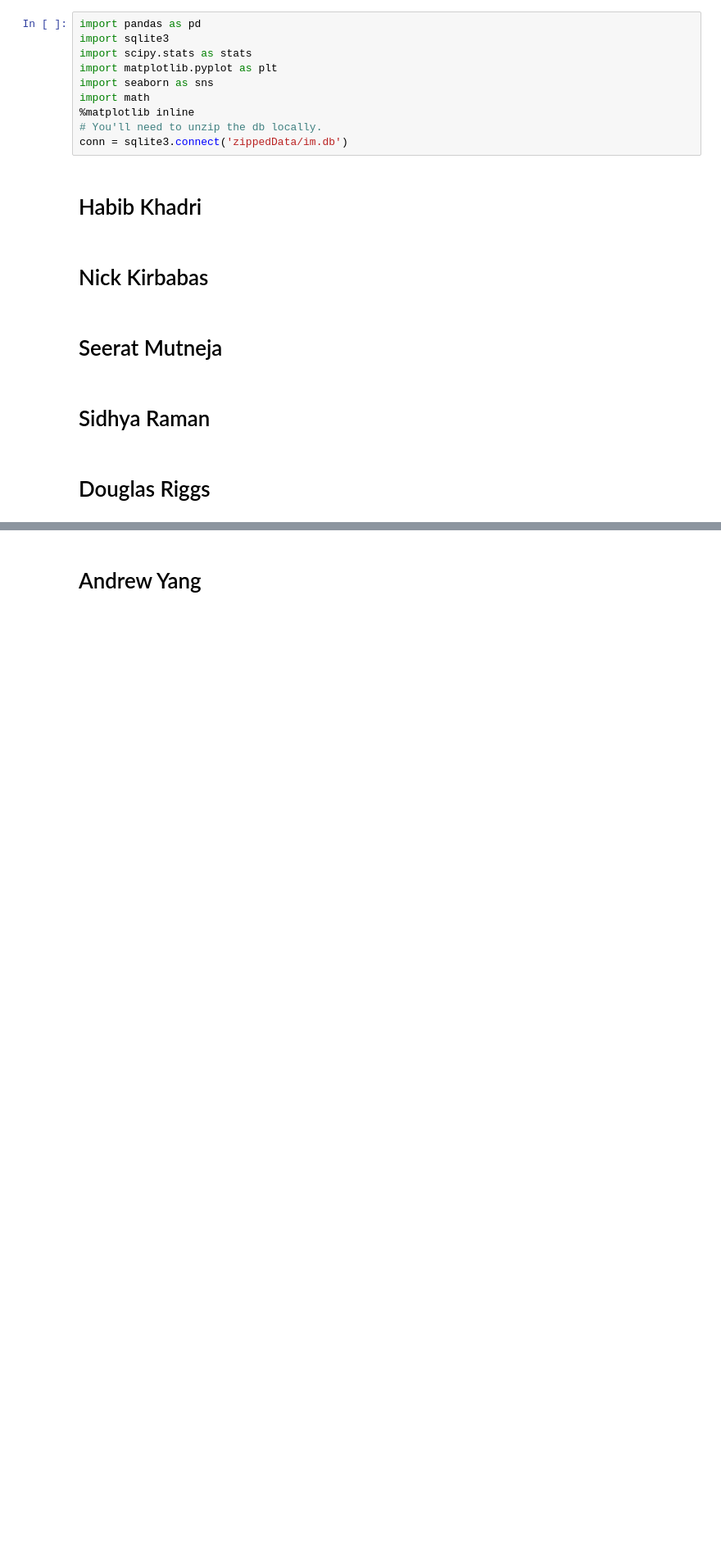
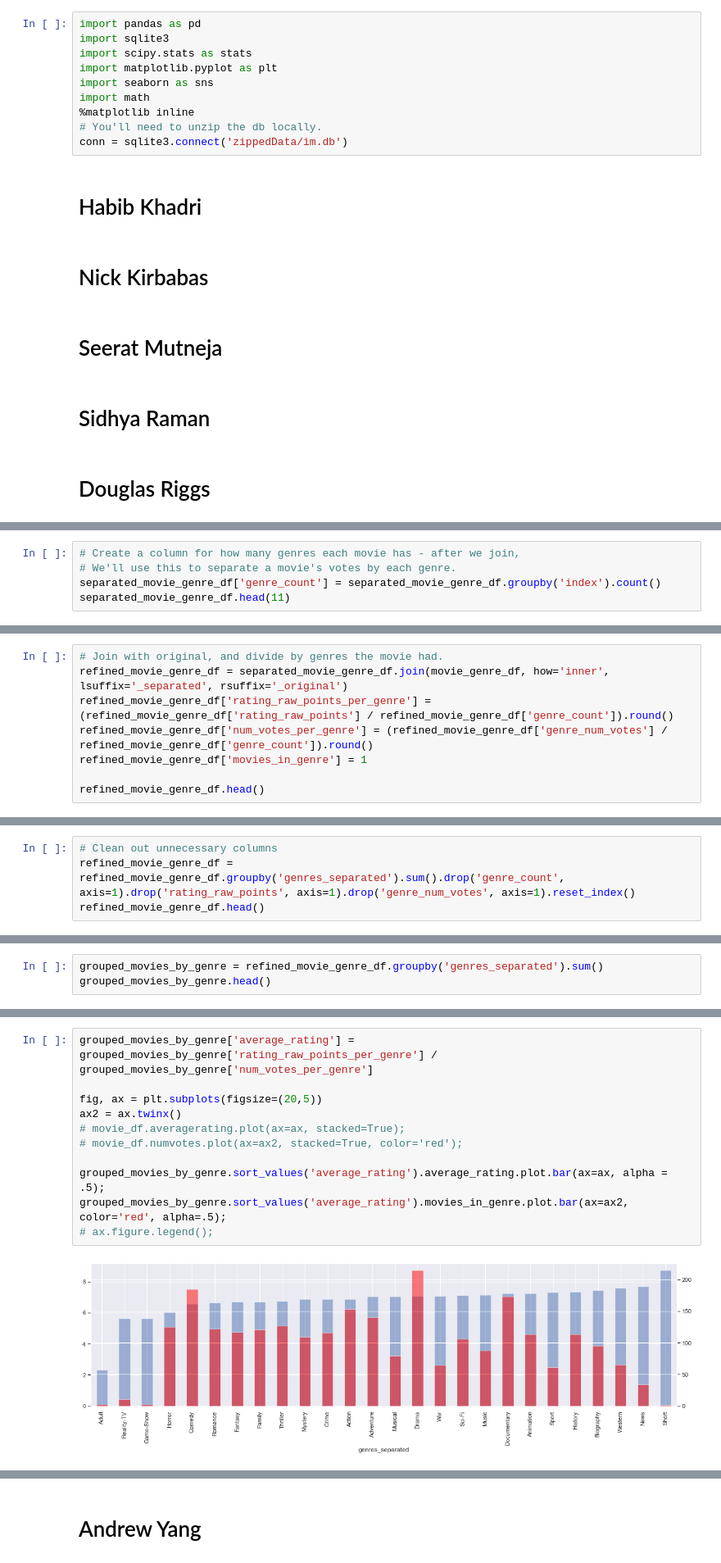
Before and after one commit to doriggs/Semester1Capstone, a Jupyter notebook: student.ipynb, the cells around one changed output, grey strips where cells are left out. Shown: that part at 82% size. Cells and saved outputs as stored; diff of their text form; blank space fills up the shorter version.

```diff
--- a/student.ipynb
+++ b/student.ipynb
@@ -49,0 +118,5 @@ WHERE
+# %%
+# Create a column for how many genres each movie has - after we join,
+# We'll use this to separate a movie's votes by each genre.
+separated_movie_genre_df['genre_count'] = separated_movie_genre_df.groupby('index').count()
+separated_movie_genre_df.head(11)
@@ -49,0 +137,8 @@ WHERE
+# %%
+# Join with original, and divide by genres the movie had.
+refined_movie_genre_df = separated_movie_genre_df.join(movie_genre_df, how='inner', lsuffix='_separated', rsuffix='_original')
+refined_movie_genre_df['rating_raw_points_per_genre'] = (refined_movie_genre_df['rating_raw_points'] / refined_movie_genre_df['genre_count']).round()
+refined_movie_genre_df['num_votes_per_genre'] = (refined_movie_genre_df['genre_num_votes'] / refined_movie_genre_df['genre_count']).round()
+refined_movie_genre_df['movies_in_genre'] = 1
+
+refined_movie_genre_df.head()
@@ -49,0 +152,4 @@ WHERE
+# %%
+# Clean out unnecessary columns
+refined_movie_genre_df = refined_movie_genre_df.groupby('genres_separated').sum().drop('genre_count', axis=1).drop('rating_raw_points', axis=1).drop('genre_num_votes', axis=1).reset_index()
+refined_movie_genre_df.head()
@@ -49,0 +163,3 @@ WHERE
+# %%
+grouped_movies_by_genre = refined_movie_genre_df.groupby('genres_separated').sum()
+grouped_movies_by_genre.head()
@@ -49,0 +174,13 @@ WHERE
+# %%
+grouped_movies_by_genre['average_rating'] = grouped_movies_by_genre['rating_raw_points_per_genre'] / grouped_movies_by_genre['num_votes_per_genre']
+
+fig, ax = plt.subplots(figsize=(20,5))
+ax2 = ax.twinx()
+# movie_df.averagerating.plot(ax=ax, stacked=True);
+# movie_df.numvotes.plot(ax=ax2, stacked=True, color='red');
+
+grouped_movies_by_genre.sort_values('average_rating').average_rating.plot.bar(ax=ax, alpha = .5);
+grouped_movies_by_genre.sort_values('average_rating').movies_in_genre.plot.bar(ax=ax2, color='red', alpha=.5);
+# ax.figure.legend();
+# %% [output]
+[figure, added]
```
Also changed, not shown: parts of 12 cells of this notebook.
